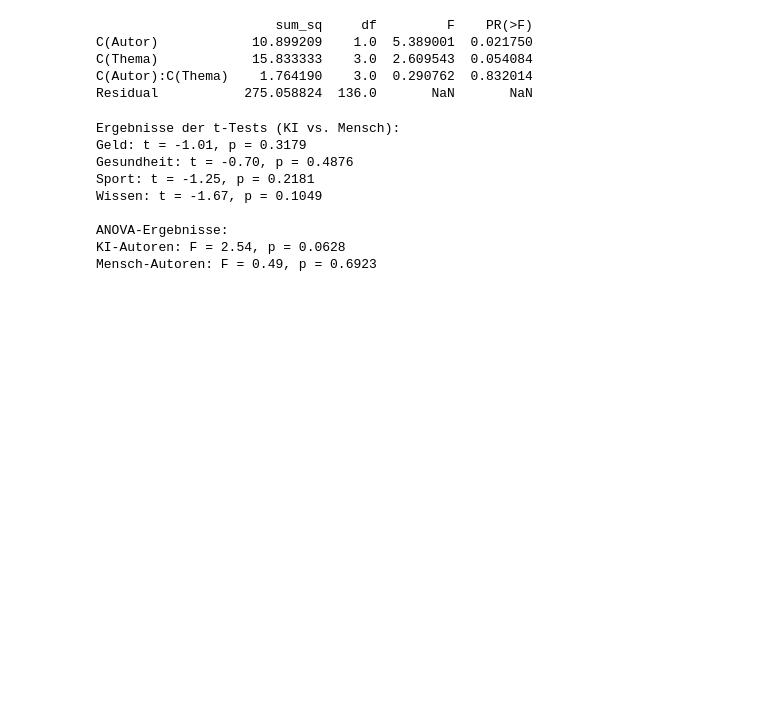
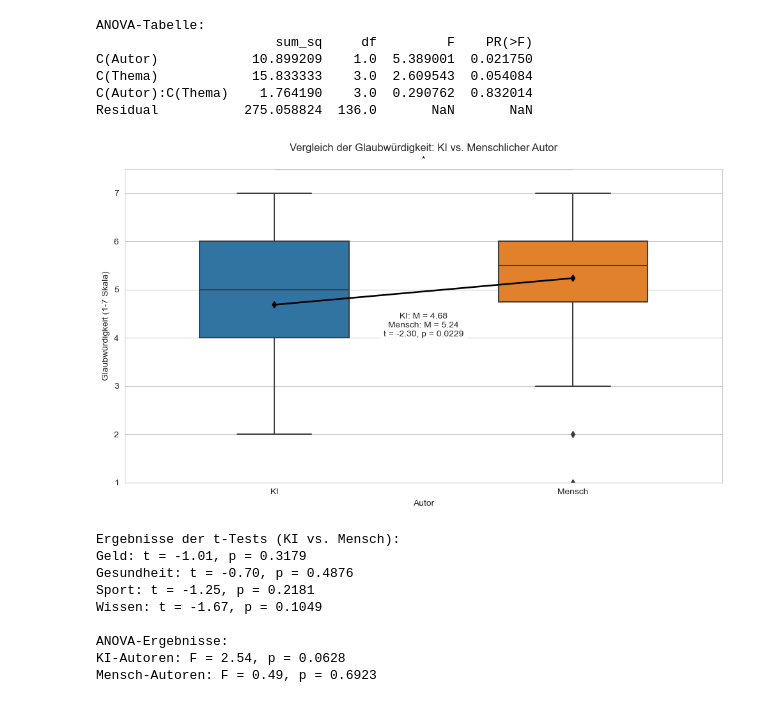
Before and after one commit to FlorianZierer/Impact-of-topic-on-credibility, a Jupyter notebook: auswertung.ipynb, the cells around one changed output. Cells and saved outputs as stored; diff of their text form; code cells hidden in the pictures; blank space fills up the shorter version.

```diff
--- a/auswertung.ipynb
+++ b/auswertung.ipynb
@@ -1,39 +1,91 @@
 # %%
 import pandas as pd
+import matplotlib.pyplot as plt
+import seaborn as sns
 import scipy.stats as stats
 import statsmodels.api as sm
 from statsmodels.formula.api import ols
 
-# Laden der Daten
+# 1. Daten laden und vorbereiten
 ai_data = pd.read_csv('ai_labelled.csv')
 human_data = pd.read_csv('human_labelled.csv', sep=';')
-
-# Hinzufügen einer Spalte, um den Autor zu kennzeichnen
 ai_data['Autor'] = 'KI'
 human_data['Autor'] = 'Mensch'
-
-# Zusammenführen der Daten
 data = pd.concat([ai_data, human_data])
 
-# Umwandeln der Daten in ein langes Format für die ANOVA
-melted_data = pd.melt(data, id_vars=['Autor'], value_vars=[
-    'Geld - 2. Wie glaubwürdig fanden Sie den Text ?',
-    'Gesundheit - 2. Wie glaubwürdig fanden Sie den Text ?',
-    'Sport - 2. Wie glaubwürdig fanden Sie den Text ?',
-    'Wissen - 2. Wie glaubwürdig fanden Sie den Text ?'
-], var_name='Thema', value_name='Glaubwürdigkeit')
+# 2. Daten für Glaubwürdigkeit (Frage 2) umwandeln
+melted_data = pd.melt(data, id_vars=['Autor'],
+                     value_vars=[
+                         'Geld - 2. Wie glaubwürdig fanden Sie den Text ?',
+                         'Gesundheit - 2. Wie glaubwürdig fanden Sie den Text ?',
+                         'Sport - 2. Wie glaubwürdig fanden Sie den Text ?',
+                         'Wissen - 2. Wie glaubwürdig fanden Sie den Text ?'
+                     ],
+                     var_name='Thema',
+                     value_name='Glaubwürdigkeit')
 
-# ANOVA durchführen
+# 3. ANOVA durchführen
 model = ols('Glaubwürdigkeit ~ C(Autor) + C(Thema) + C(Autor):C(Thema)', data=melted_data).fit()
 anova_table = sm.stats.anova_lm(model, typ=2)
+print("ANOVA-Tabelle:")
+print(anova_table)
 
-print(anova_table)
+# 4. Vergleichsdiagramm erstellen
+plt.figure(figsize=(10, 6))
+
+# Boxplot mit Signifikanzmarkierung
+ax = sns.boxplot(x='Autor', y='Glaubwürdigkeit', data=melted_data,
+                 palette={'KI': '#1f77b4', 'Mensch': '#ff7f0e'},
+                 width=0.5)
+
+# Mittelwerte als Punkte einzeichnen
+sns.pointplot(x='Autor', y='Glaubwürdigkeit', data=melted_data,
+              color='black', markers='d', scale=0.7,
+              errorbar=None, estimator=np.mean)
+
+# t-Test und Signifikanzmarkierung
+ki_values = melted_data[melted_data['Autor'] == 'KI']['Glaubwürdigkeit']
+human_values = melted_data[melted_data['Autor'] == 'Mensch']['Glaubwürdigkeit']
+t_stat, p_val = stats.ttest_ind(ki_values, human_values)
+
+# Signifikanzsterne hinzufügen
+y_max = melted_data['Glaubwürdigkeit'].max() + 0.5
+if p_val < 0.001:
+    sig_symbol = '***'
+elif p_val < 0.01:
+    sig_symbol = '**'
+elif p_val < 0.05:
+    sig_symbol = '*'
+else:
+    sig_symbol = 'n.s.'
+
+plt.plot([0, 1], [y_max, y_max], color='black', lw=1)
+plt.text(0.5, y_max+0.1, sig_symbol, ha='center', va='bottom', color='black')
+
+# Diagramm beschriften
+plt.title('Vergleich der Glaubwürdigkeit: KI vs. Menschlicher Autor', pad=20)
+plt.xlabel('Autor')
+plt.ylabel('Glaubwürdigkeit (1-7 Skala)')
+plt.ylim(1, 7.5)
+
+# Deskriptive Statistiken anzeigen
+ki_mean = np.mean(ki_values)
+human_mean = np.mean(human_values)
+plt.text(0.5, 0.5,
+         f"KI: M = {ki_mean:.2f}\nMensch: M = {human_mean:.2f}\nt = {t_stat:.2f}, p = {p_val:.4f}",
+         ha='center', va='center', transform=ax.transAxes,
+         bbox=dict(facecolor='white', alpha=0.8))
+
+plt.tight_layout()
+plt.show()
 # %% [output]
+ANOVA-Tabelle:
                        sum_sq     df         F    PR(>F)
 C(Autor)            10.899209    1.0  5.389001  0.021750
 C(Thema)            15.833333    3.0  2.609543  0.054084
 C(Autor):C(Thema)    1.764190    3.0  0.290762  0.832014
 Residual           275.058824  136.0       NaN       NaN
+[figure, added]
 # %%
 import pandas as pd
 import matplotlib.pyplot as plt
```
Also changed, not shown: parts of 2 cells of this notebook, 1 other file.
